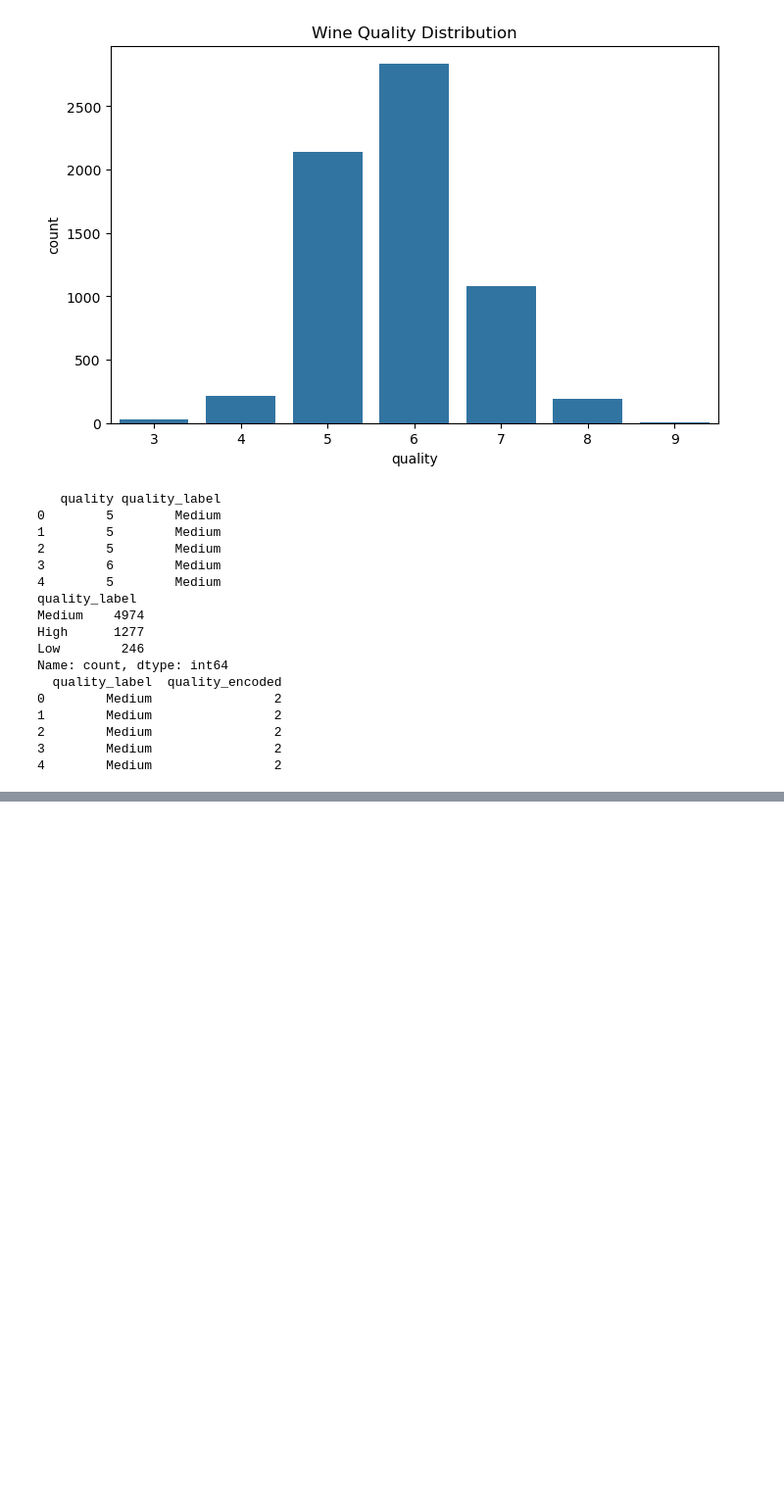
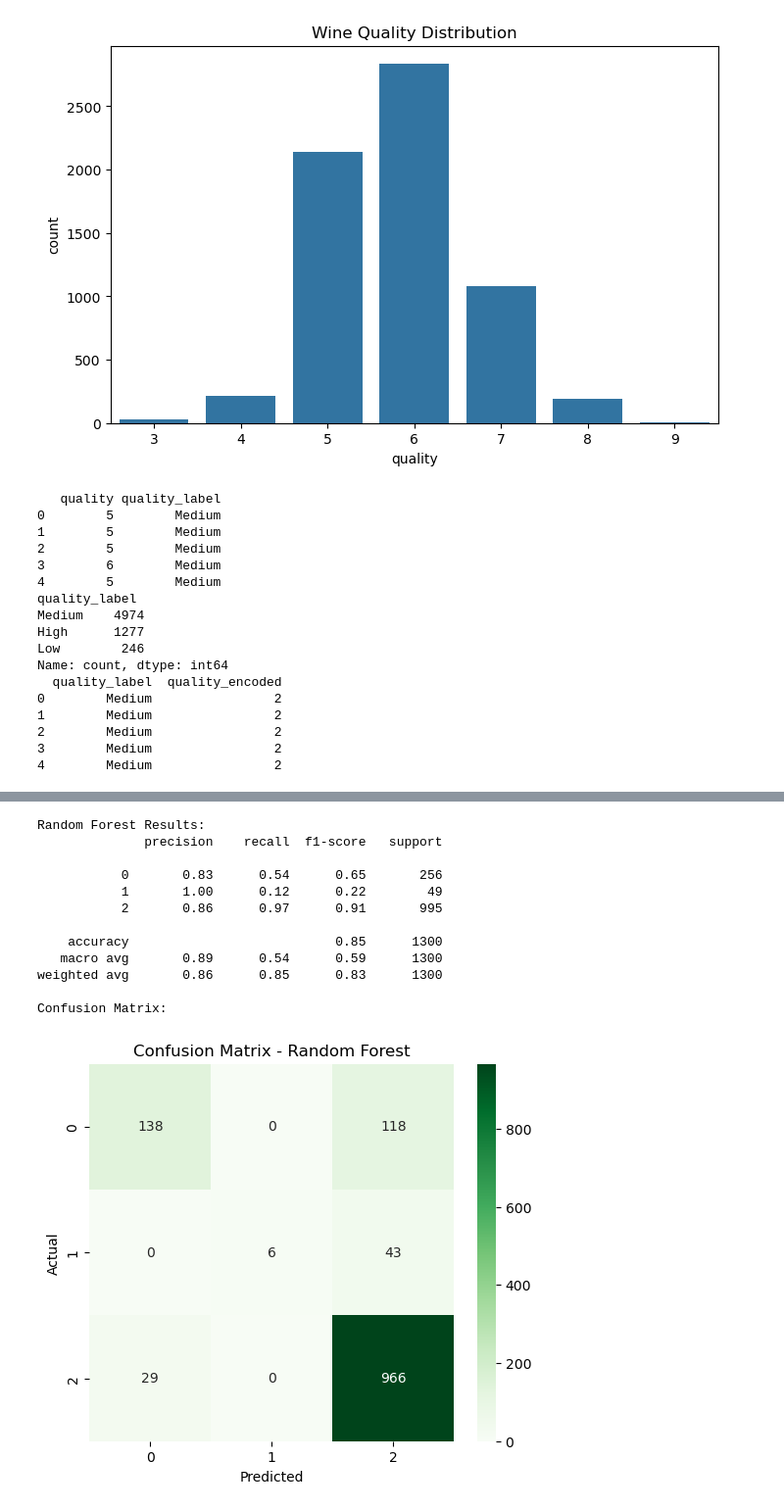
Before and after one commit to Darri916/Wine-Quality-Classification, a Jupyter notebook: classification_model.ipynb, the cells around one changed output, grey strips where cells are left out. Shown at 98% size. Saved outputs shown, nothing was run; the diff lists cells and outputs as text; code cells hidden in the pictures; blank space fills up the shorter version.

```diff
--- a/classification_model.ipynb
+++ b/classification_model.ipynb
@@ -148,0 +151,42 @@ Please also refer to the documentation for alternative solver options:
+# %%
+# Train Random Forest model
+from sklearn.ensemble import RandomForestClassifier
+
+# rf_model = RandomForestClassifier(n_estimators=200, random_state=42)
+# Using class_weight='balanced' to handle class imbalance
+rf_model = RandomForestClassifier(
+    n_estimators=100,
+    random_state=42,
+    class_weight='balanced'
+)
+
+rf_model.fit(X_train, y_train)
+
+y_pred_rf = rf_model.predict(X_test)
+
+print("Random Forest Results:")
+print(classification_report(y_test, y_pred_rf))
+
+print("Confusion Matrix:")
+cm_rf = confusion_matrix(y_test, y_pred_rf)
+
+plt.figure(figsize=(6,5))
+sns.heatmap(cm_rf, annot=True, fmt='d', cmap='Greens')
+plt.title("Confusion Matrix - Random Forest")
+plt.xlabel("Predicted")
+plt.ylabel("Actual")
+plt.show()
+# %% [output]
+Random Forest Results:
+              precision    recall  f1-score   support
+
+           0       0.83      0.54      0.65       256
+           1       1.00      0.12      0.22        49
+           2       0.86      0.97      0.91       995
+
+    accuracy                           0.85      1300
+   macro avg       0.89      0.54      0.59      1300
+weighted avg       0.86      0.85      0.83      1300
+
+Confusion Matrix:
+[figure, added]
```
Also changed, not shown: parts of 1 cell of this notebook.
